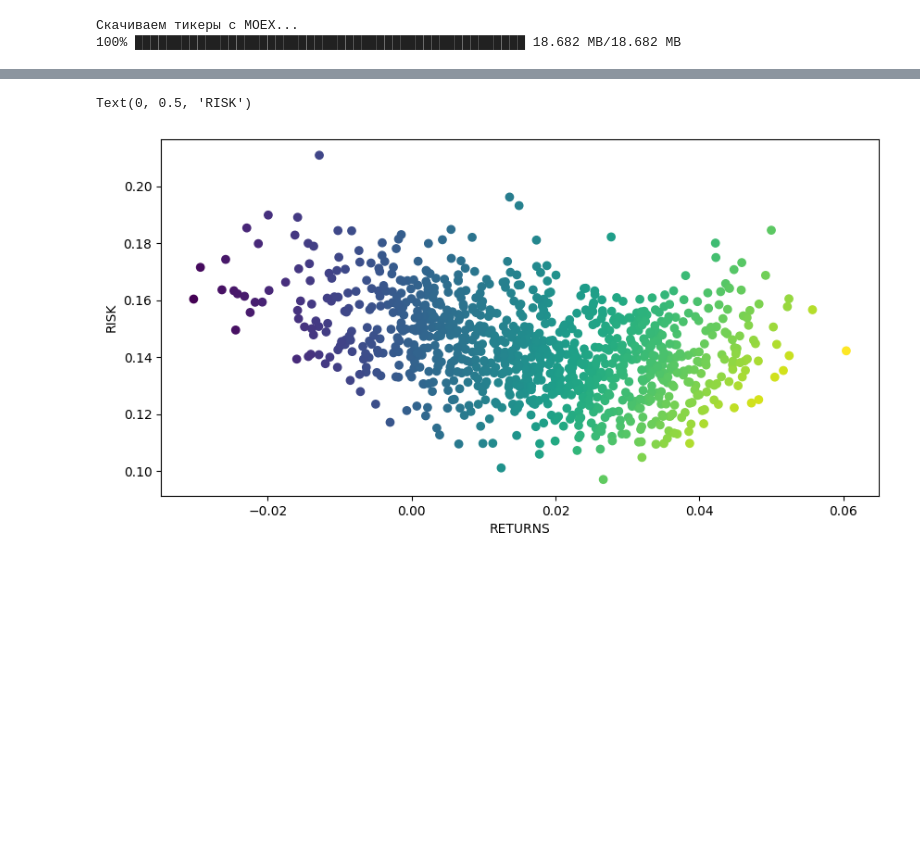
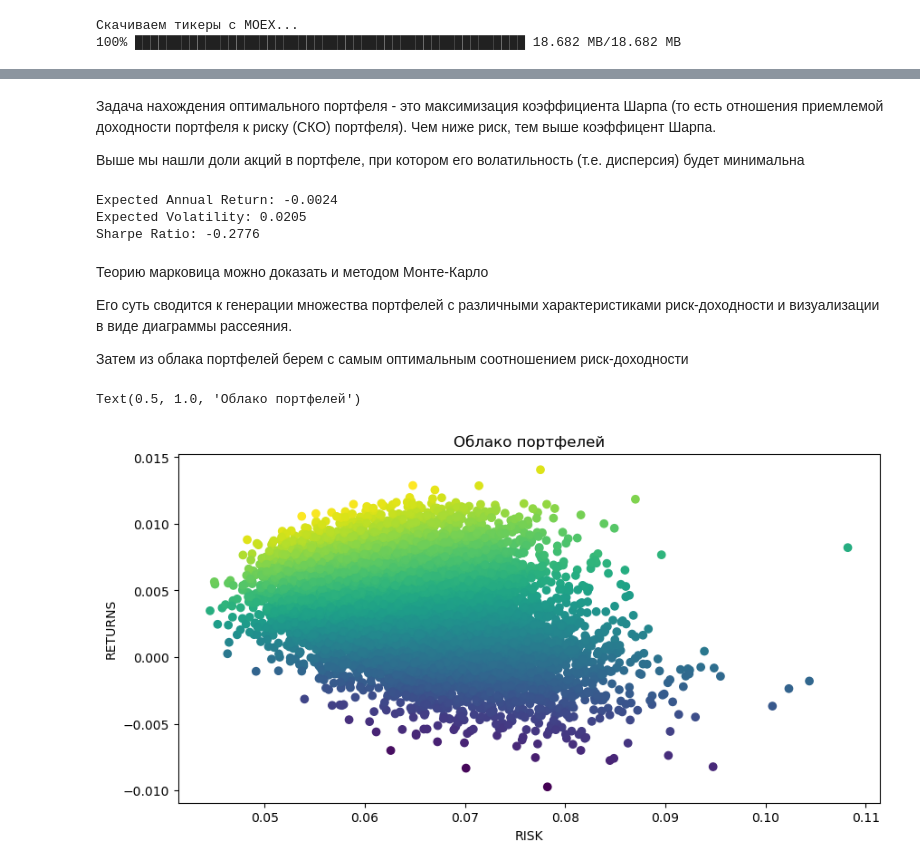
Before and after one commit to zarzir2022/sharp-research, a Jupyter notebook: PortfolioOptimum/main.ipynb, the cells around one changed output, grey strips where cells are left out. Cells and saved outputs as stored; diff of their text form; code cells hidden in the pictures; blank space fills up the shorter version.

Commit message:
Теория Марковица в условиях медвежьего рынка

```diff
--- a/PortfolioOptimum/main.ipynb
+++ b/PortfolioOptimum/main.ipynb
@@ -296,10 +266,54 @@ Sharpe Ratio: 0.5835
+# %% [markdown]
+Задача нахождения оптимального портфеля - это максимизация коэффициента Шарпа (то есть отношения приемлемой доходности портфеля к риску (СКО) портфеля). Чем ниже риск, тем выше коэффицент Шарпа.
+
+Выше мы нашли доли акций в портфеле, при котором его волатильность (т.е. дисперсия) будет минимальна
+# %%
+
+#8. Находим ожидаемую среднюю доходность портфеля.
+#Вместо средней возьмём медиану, чтобы выбросы минимально влияли на результат
+def expected_return(optimal_weights, logReturns_closedData):
+      portfolioReturns = np.sum(logReturns_closedData.mean()*optimal_weights)*52
+      return portfolioReturns
+
+porfolioReturn = expected_return(optimal_weights, logReturns_closedData)
+#Вычисляем риск как корень из дисперсии портфеля
+risk = np.sqrt(variance(optimal_weights, cov_closedData))
+#Возьмем текущую безрисковую ставку = 17% и переведём ее в недельные доходности
+risk_free_rate = 0.17/52
+
+#6. Находим коэффициент Шарпа, его нам нужно максимизировать
+def sharp(porfolioReturn, risk, risk_free_rate):
+      net_return = porfolioReturn - risk_free_rate #Находим чистую доходность, которую мы получим после вычета безрисковой ставки
+      sharpRatio = net_return / risk
+      return sharpRatio
+
+
+optimal_portfolio_return = expected_return(optimal_weights, logReturns_closedData)
+optimal_portfolio_volatility = np.sqrt(variance(optimal_weights, cov_closedData))
+optimal_sharpe_ratio = sharp(porfolioReturn, risk, risk_free_rate)
+
+
+
+print(f"Expected Annual Return: {optimal_portfolio_return:.4f}")
+print(f"Expected Volatility: {optimal_portfolio_volatility:.4f}")
+print(f"Sharpe Ratio: {optimal_sharpe_ratio:.4f}")
+# %% [output]
+Expected Annual Return: -0.0024
+Expected Volatility: 0.0205
+Sharpe Ratio: -0.2776
+# %% [markdown]
+Теорию марковица можно доказать и методом Монте-Карло
+
+Его суть сводится к генерации множества портфелей с различными характеристиками риск-доходности и визуализации в виде диаграммы рассеяния.
+
+Затем из облака портфелей берем с самым оптимальным соотношением риск-доходности
 # %%
-#Генерим портфели
+#Сгенерируем 10.000 портфелей и визуализируем результат
 import matplotlib.pyplot as plt
 
 
 
-portfolioAmount = 1000
+portfolioAmount = 10000
 
 portfolioWeights = []
 portfolioRisks = []
@@ -313,40 +327,41 @@ def PortfolioGenerator(portfolioAmount):
         weights = np.random.random_sample(len(closeData.columns))
 
         weights = np.round(weights/np.sum(weights), 3)
 
-        risk = std(weights, cov_closedData)
+        risk = np.sqrt(variance(weights, cov_closedData))
 
         returns = expected_return(weights, logReturns_closedData)
 
-        sharpe = sharp(weights, logReturns_closedData, cov_closedData, risk_free_rate)
+        sharpe = sharp(porfolioReturn, risk, risk_free_rate)
 
         portfolioWeights.append(weights)
         portfolioRisks.append(risk)
         portfolioReturns.append(returns)
         portfolioSharpe.append(sharpe)
         data = [portfolioWeights, portfolioRisks, portfolioReturns, portfolioSharpe]
     return data
 
 data = PortfolioGenerator(portfolioAmount)
 
 
 
 potfolios = pd.DataFrame(data = data).T
 potfolios.columns = ["WEIGHTS", "RISK", "RETURN", "SHARPE"]
 potfolios
 
 
 #Нарисуем кривую эффективных портфелей
 
 plt.figure(figsize = (10,5))
 
-plt.scatter(x = potfolios["RETURN"], y = potfolios["RISK"], c = potfolios["RETURN"]/potfolios["RISK"])
+plt.scatter(y = potfolios["RETURN"], x = potfolios["RISK"], c = potfolios["RETURN"]/potfolios["RISK"])
 
-plt.xlabel("RETURNS")
-plt.ylabel("RISK")
+plt.ylabel("RETURNS")
+plt.xlabel("RISK")
+plt.title('Облако портфелей')
 # %% [output]
-Text(0, 0.5, 'RISK')
+Text(0.5, 1.0, 'Облако портфелей')
-[figure, old version]
+[figure, new version]
 # %%
 tickers = closeData.columns
 
```
Also changed, not shown: parts of 4 cells of this notebook, 1 other file.
